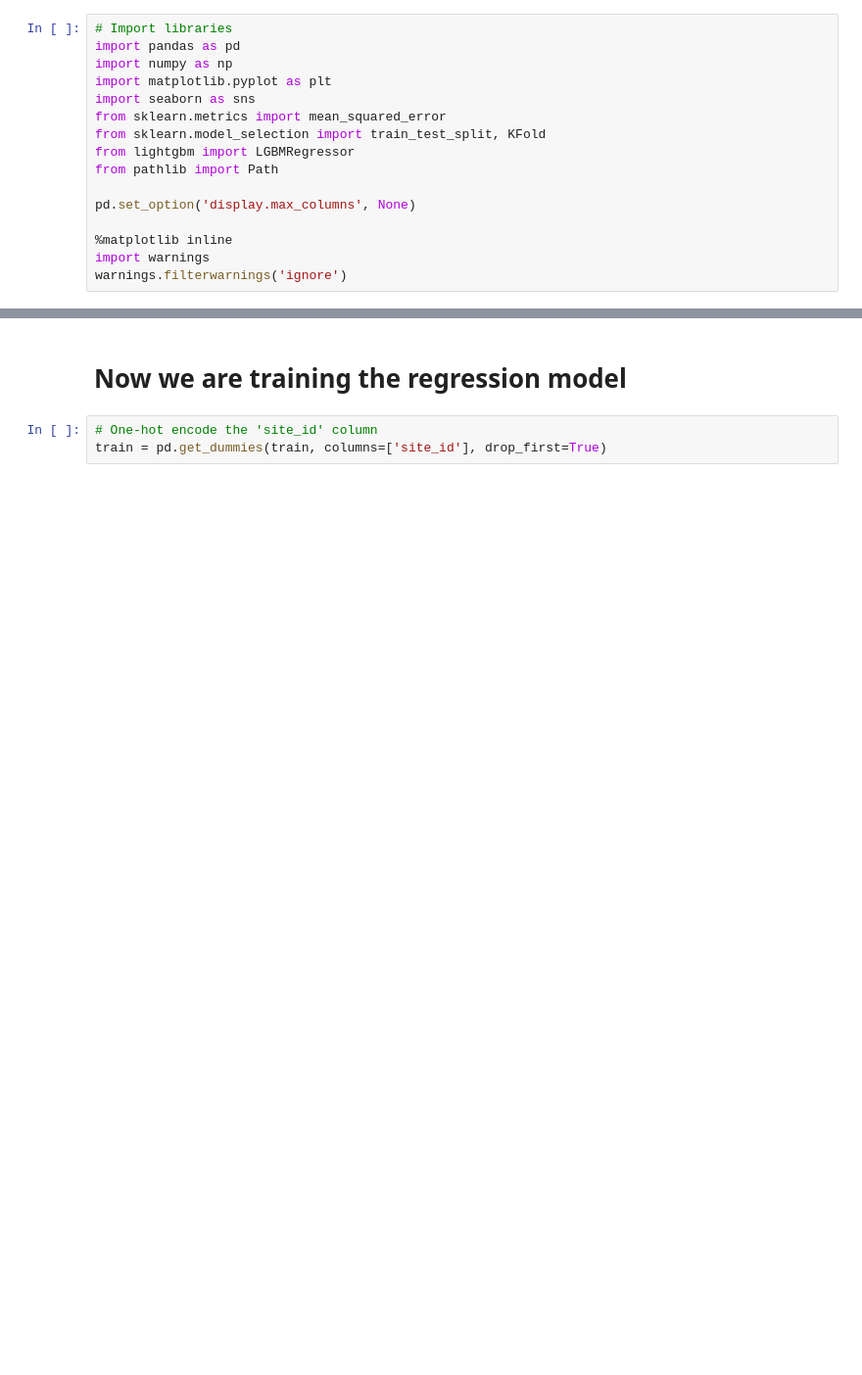
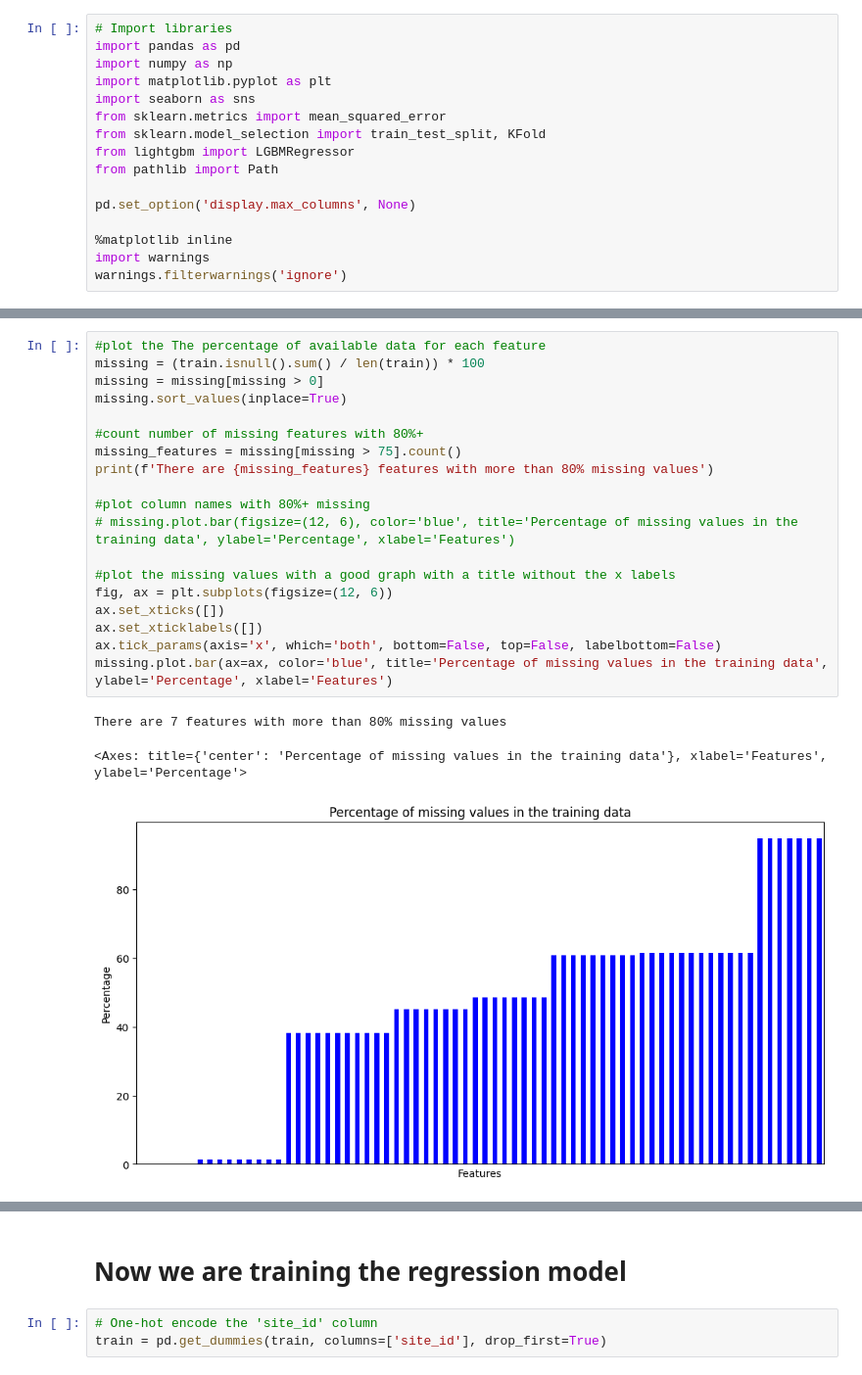
Before and after one commit to michael-awe/pm2.5-air-quality, a Jupyter notebook: regression_model_0.4.ipynb, the cells around one changed output, grey strips where cells are left out. Shown at 98% size. Cells and saved outputs as stored; diff of their text form; blank space fills up the shorter version.

Commit message:
Data preprocessing

```diff
--- a/regression_model_0.4.ipynb
+++ b/regression_model_0.4.ipynb
@@ -23,0 +33,23 @@ sample_submission = pd.read_csv(DATA_PATH / 'SampleSubmission.csv')
+# %%
+#plot the The percentage of available data for each feature
+missing = (train.isnull().sum() / len(train)) * 100
+missing = missing[missing > 0]
+missing.sort_values(inplace=True)
+
+#count number of missing features with 80%+
+missing_features = missing[missing > 75].count()
+print(f'There are {missing_features} features with more than 80% missing values')
+
+#plot column names with 80%+ missing
+# missing.plot.bar(figsize=(12, 6), color='blue', title='Percentage of missing values in the training data', ylabel='Percentage', xlabel='Features')
+
+#plot the missing values with a good graph with a title without the x labels
+fig, ax = plt.subplots(figsize=(12, 6))
+ax.set_xticks([])
+ax.set_xticklabels([])
+ax.tick_params(axis='x', which='both', bottom=False, top=False, labelbottom=False)
+missing.plot.bar(ax=ax, color='blue', title='Percentage of missing values in the training data', ylabel='Percentage', xlabel='Features')
+# %% [output]
+There are 7 features with more than 80% missing values
+<Axes: title={'center': 'Percentage of missing values in the training data'}, xlabel='Features', ylabel='Percentage'>
+[figure, added]
```
Also changed, not shown: parts of 40 cells of this notebook.
